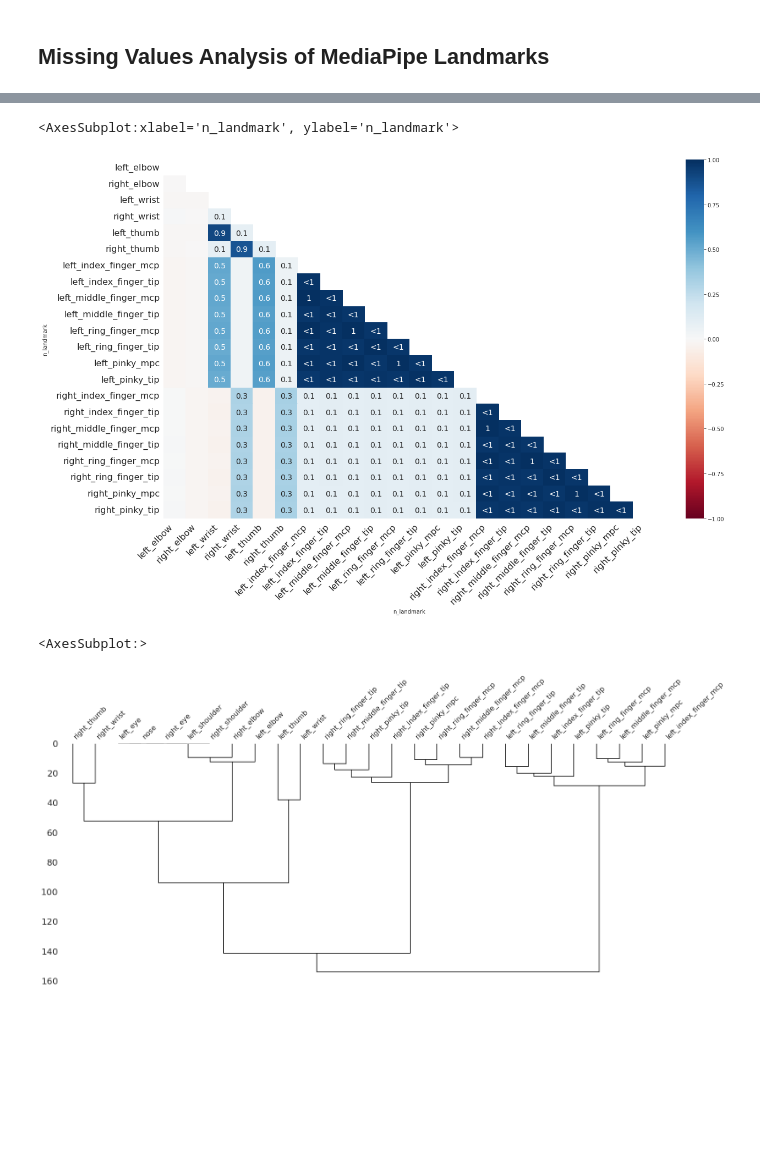
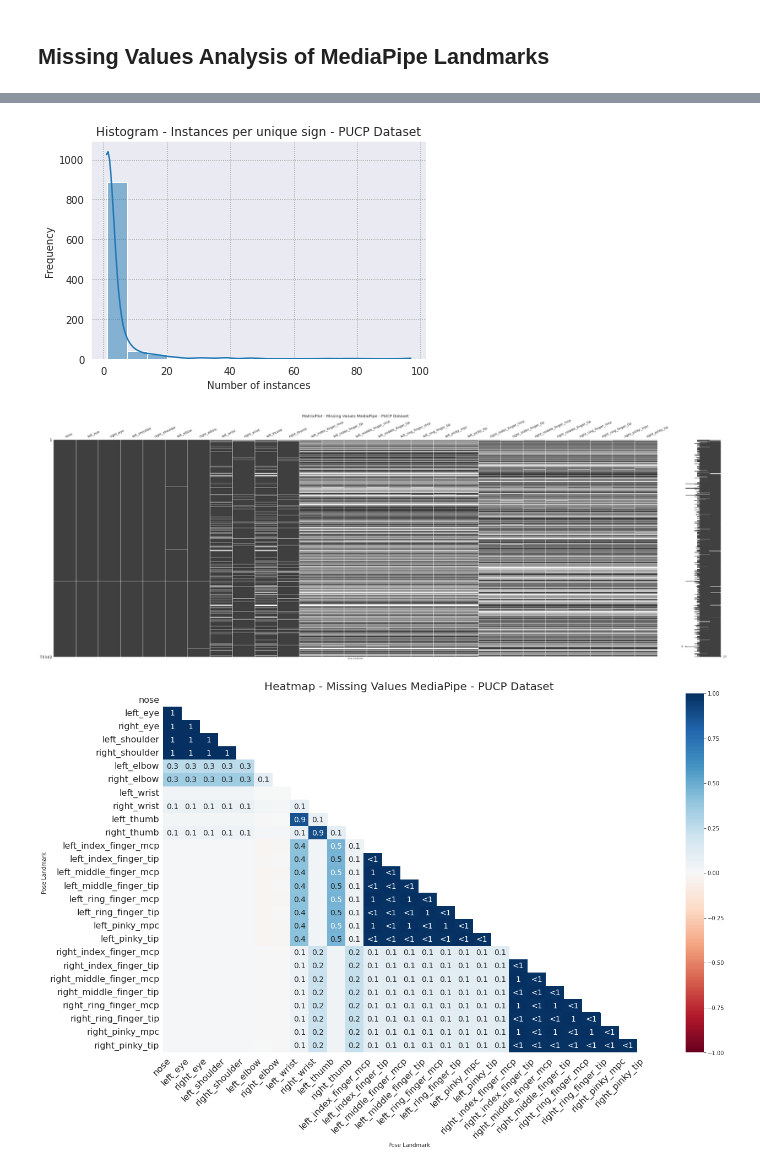
Before and after one commit to StevRamos/PSL-GAN, a Jupyter notebook: EDA/01 - EDA.ipynb, the cells around one changed output, grey strips where cells are left out. Saved outputs shown, nothing was run; the diff lists cells and outputs as text; code cells hidden in the pictures; blank space fills up the shorter version.

```diff
--- a/EDA/01 - EDA.ipynb
+++ b/EDA/01 - EDA.ipynb
@@ -478,3 +636,3 @@ list_landmarks_mp
 # %%
-df_or, df_flag_lm_orig, df_flag_lm, df_flag_lm_v = filter_landmarks(df_or, list_landmarks_mp, list_landmarks_coco_converted, use_coco=False)
+df_or, df_flag_lm_orig, df_flag_lm, df_flag_lm_v = filter_landmarks(df_or, list_landmarks_mp, list_landmarks_coco_converted, use_coco=True)
 # %% [output]
@@ -502,4 +649,2 @@ df_flag_lm_orig.shape
 # %% [markdown]
 ## Missing Values Analysis of MediaPipe Landmarks
-# %%
-df_flag_lm_orig = df_flag_lm_orig.rename(columns=dict_rename_columns)
@@ -518,10 +651,13 @@ msno.matrix(df_flag_lm_orig[list_landmarks_mp_names])
-# %%
-msno.heatmap(df_flag_lm_orig[list_landmarks_mp_names])
-# %% [output]
-<AxesSubplot:xlabel='n_landmark', ylabel='n_landmark'>
-[figure, removed]
-# %%
-msno.dendrogram(df_flag_lm_orig[list_landmarks_mp_names])
-# %% [output]
-<AxesSubplot:>
-[figure, removed]
+# %%
+df_notna_lm = plot_all_missing_values_images(df_or,
+                              df_flag_lm_orig,
+                                  df_flag_lm,
+                              list_landmarks_mp,
+                                list_landmarks_coco_converted,
+                              dict_rename_columns,
+                                  dict_wp_rename_columns,
+                               dataset="PUCP")
+# %% [output]
+[figure, added]
+[figure, added]
+[figure, added]
```
Also changed, not shown: parts of 42 cells of this notebook, 1 other file.
